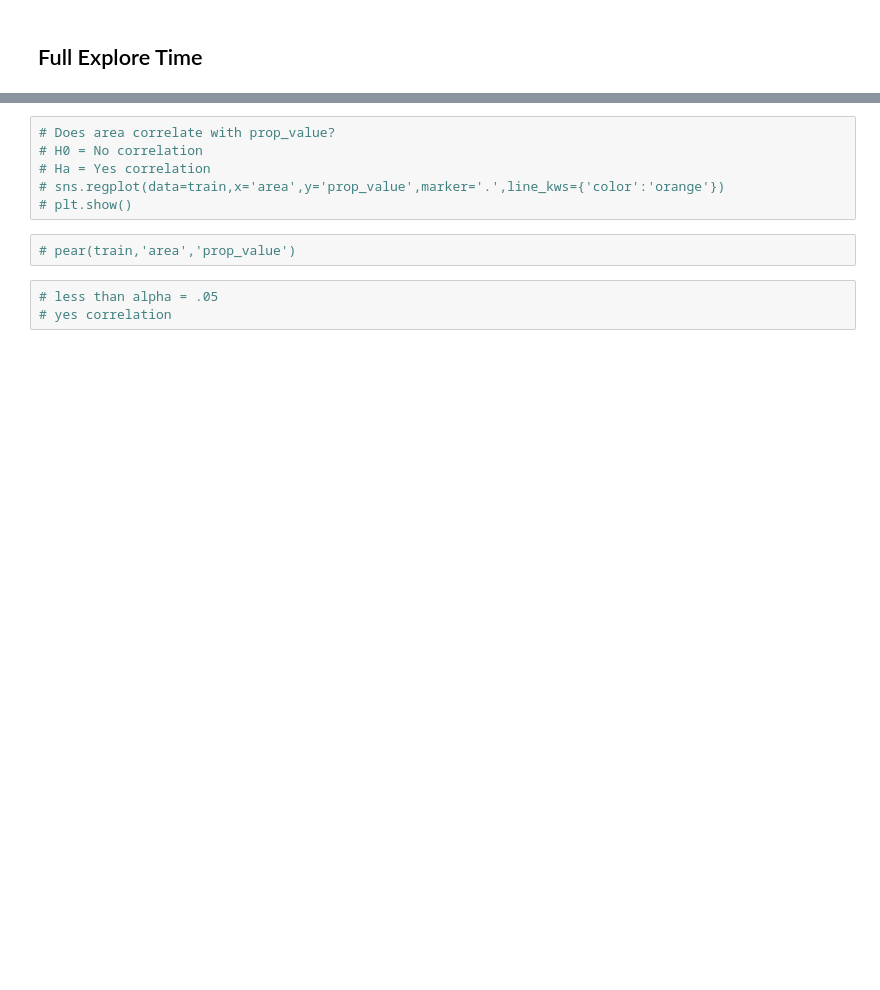
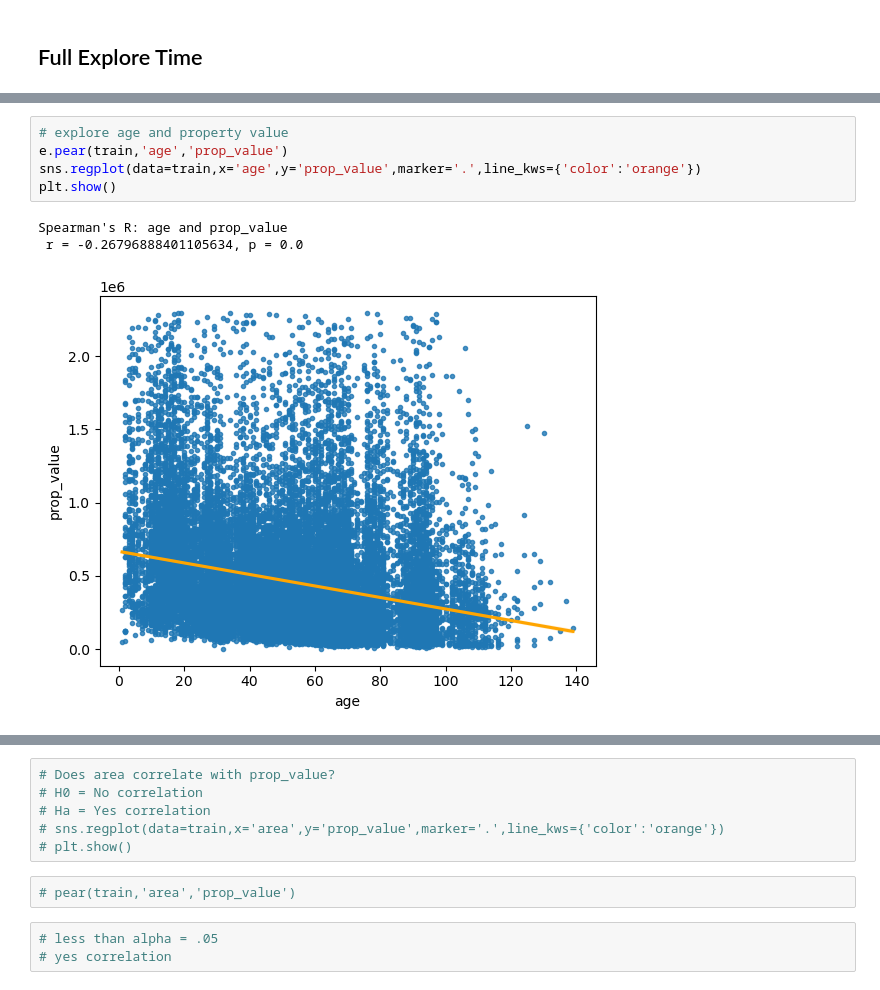
Before and after one commit to tkephart96/project_zillow, a Jupyter notebook: zillow_b.ipynb, the cells around one changed output, grey strips where cells are left out. Drawn from its saved outputs; the diff is of its cells as text; blank space fills up the shorter version.

```diff
--- a/zillow_b.ipynb
+++ b/zillow_b.ipynb
@@ -174,0 +61,9 @@ def rfe_rev(X,y,f,show_df=False):
+# %%
+# explore age and property value
+e.pear(train,'age','prop_value')
+sns.regplot(data=train,x='age',y='prop_value',marker='.',line_kws={'color':'orange'})
+plt.show()
+# %% [output]
+Spearman's R: age and prop_value
+ r = -0.26796888401105634, p = 0.0
+[figure, added]
```
Also changed, not shown: parts of 38 cells of this notebook, 7 other files.
